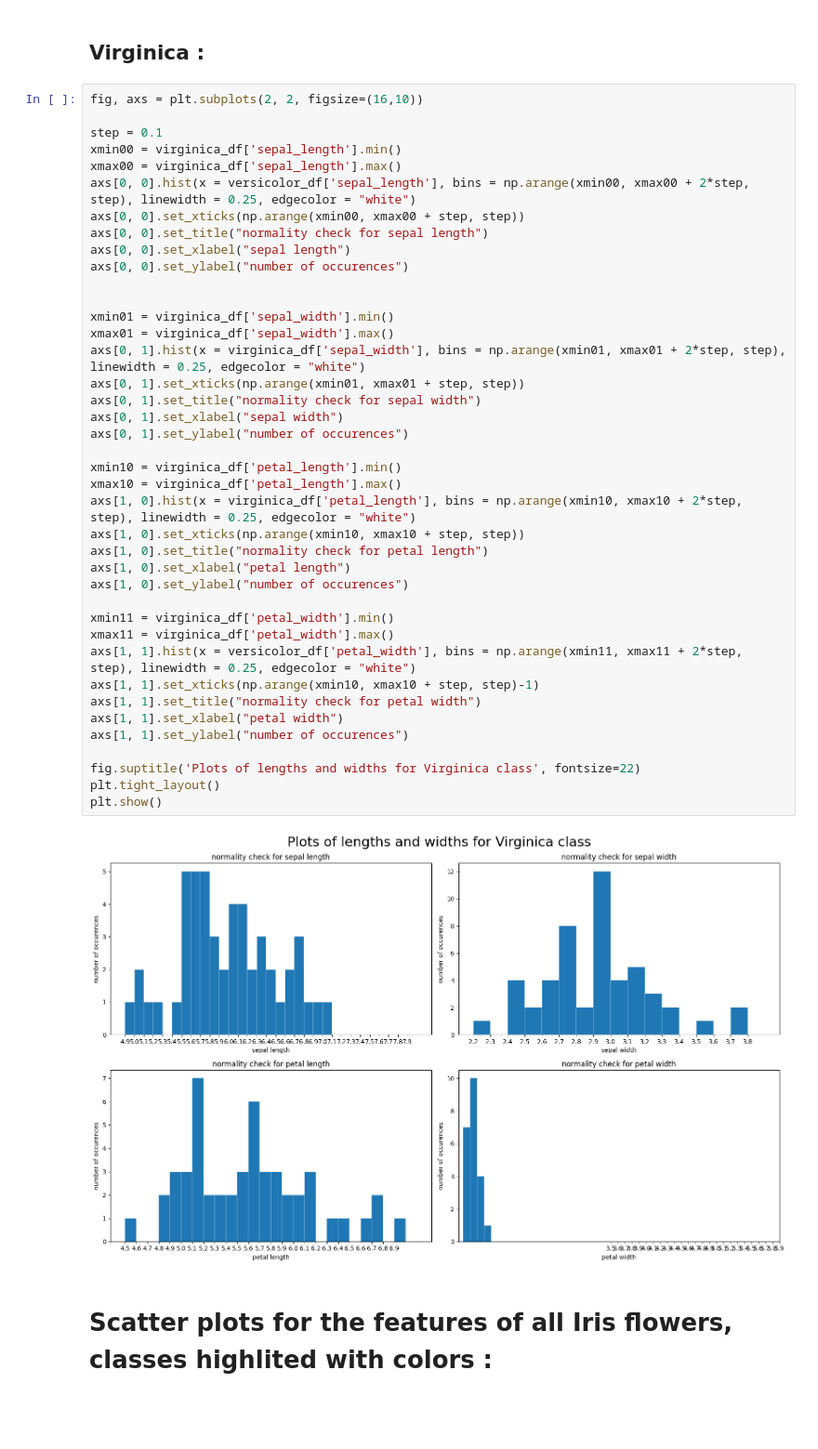
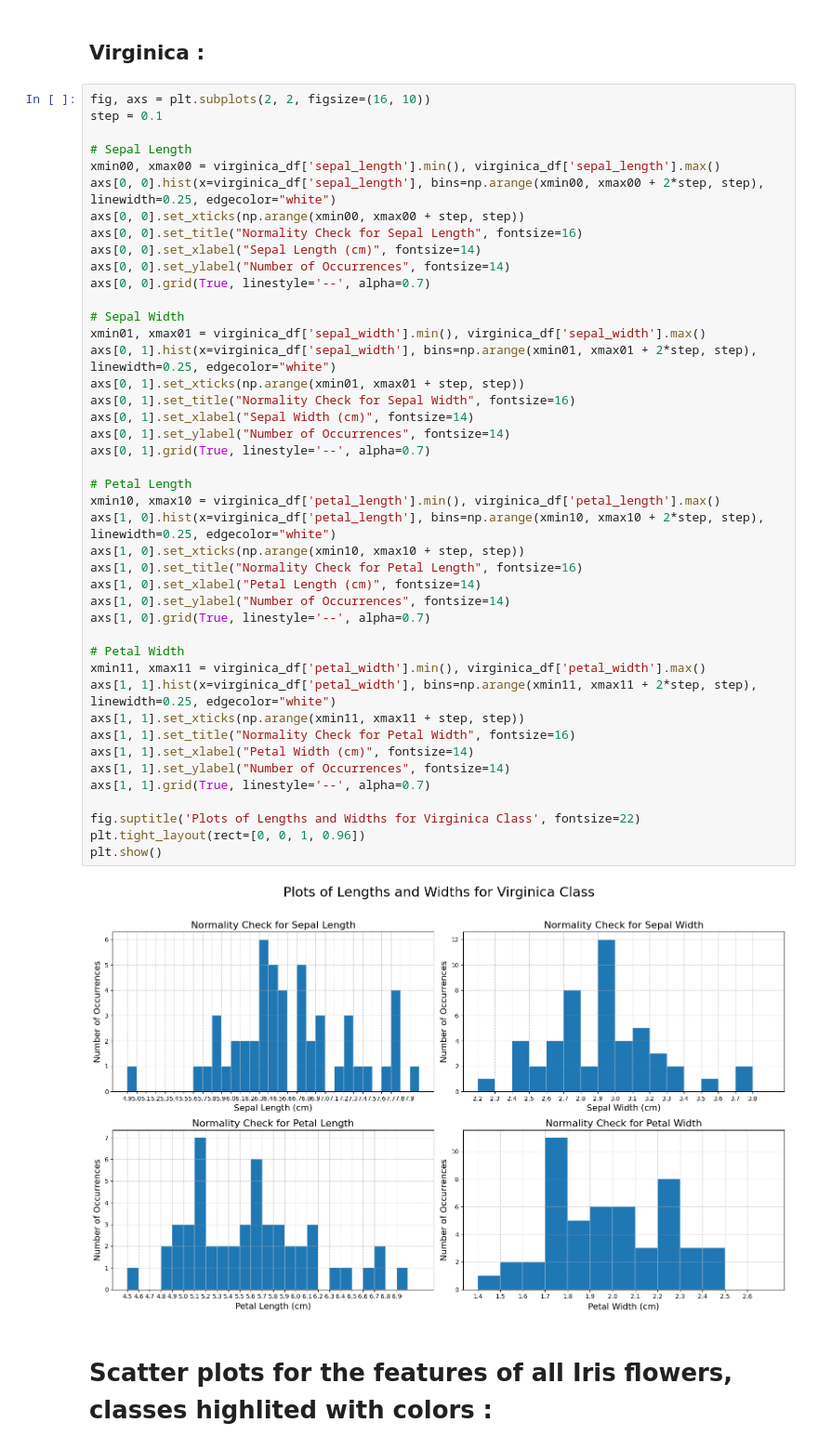
Before and after one commit to MrElyazid/DataViz-Gallery, a Jupyter notebook: iris/iris.ipynb, the cells around one changed output. Shown at 93% size. Cells and saved outputs as stored; diff of their text form; blank space fills up the shorter version.

```diff
--- a/iris/iris.ipynb
+++ b/iris/iris.ipynb
@@ -123,47 +127,50 @@ plt.show()
 # %% [markdown]
 ## Virginica :
 # %%
-fig, axs = plt.subplots(2, 2, figsize=(16,10))
+fig, axs = plt.subplots(2, 2, figsize=(16, 10))
+step = 0.1
 
-step = 0.1
-xmin00 = virginica_df['sepal_length'].min()
-xmax00 = virginica_df['sepal_length'].max()
-axs[0, 0].hist(x = versicolor_df['sepal_length'], bins = np.arange(xmin00, xmax00 + 2*step, step), linewidth = 0.25, edgecolor = "white")
+# Sepal Length
+xmin00, xmax00 = virginica_df['sepal_length'].min(), virginica_df['sepal_length'].max()
+axs[0, 0].hist(x=virginica_df['sepal_length'], bins=np.arange(xmin00, xmax00 + 2*step, step), linewidth=0.25, edgecolor="white")
 axs[0, 0].set_xticks(np.arange(xmin00, xmax00 + step, step))
-axs[0, 0].set_title("normality check for sepal length")
-axs[0, 0].set_xlabel("sepal length")
-axs[0, 0].set_ylabel("number of occurences")
+axs[0, 0].set_title("Normality Check for Sepal Length", fontsize=16)
+axs[0, 0].set_xlabel("Sepal Length (cm)", fontsize=14)
+axs[0, 0].set_ylabel("Number of Occurrences", fontsize=14)
+axs[0, 0].grid(True, linestyle='--', alpha=0.7)
 
+# Sepal Width
+xmin01, xmax01 = virginica_df['sepal_width'].min(), virginica_df['sepal_width'].max()
+axs[0, 1].hist(x=virginica_df['sepal_width'], bins=np.arange(xmin01, xmax01 + 2*step, step), linewidth=0.25, edgecolor="white")
+axs[0, 1].set_xticks(np.arange(xmin01, xmax01 + step, step))
+axs[0, 1].set_title("Normality Check for Sepal Width", fontsize=16)
+axs[0, 1].set_xlabel("Sepal Width (cm)", fontsize=14)
+axs[0, 1].set_ylabel("Number of Occurrences", fontsize=14)
+axs[0, 1].grid(True, linestyle='--', alpha=0.7)
 
-xmin01 = virginica_df['sepal_width'].min()
-xmax01 = virginica_df['sepal_width'].max()
-axs[0, 1].hist(x = virginica_df['sepal_width'], bins = np.arange(xmin01, xmax01 + 2*step, step), linewidth = 0.25, edgecolor = "white")
-axs[0, 1].set_xticks(np.arange(xmin01, xmax01 + step, step))
-axs[0, 1].set_title("normality check for sepal width")
-axs[0, 1].set_xlabel("sepal width")
-axs[0, 1].set_ylabel("number of occurences")
+# Petal Length
+xmin10, xmax10 = virginica_df['petal_length'].min(), virginica_df['petal_length'].max()
+axs[1, 0].hist(x=virginica_df['petal_length'], bins=np.arange(xmin10, xmax10 + 2*step, step), linewidth=0.25, edgecolor="white")
+axs[1, 0].set_xticks(np.arange(xmin10, xmax10 + step, step))
+axs[1, 0].set_title("Normality Check for Petal Length", fontsize=16)
+axs[1, 0].set_xlabel("Petal Length (cm)", fontsize=14)
+axs[1, 0].set_ylabel("Number of Occurrences", fontsize=14)
+axs[1, 0].grid(True, linestyle='--', alpha=0.7)
 
-xmin10 = virginica_df['petal_length'].min()
-xmax10 = virginica_df['petal_length'].max()
-axs[1, 0].hist(x = virginica_df['petal_length'], bins = np.arange(xmin10, xmax10 + 2*step, step), linewidth = 0.25, edgecolor = "white")
-axs[1, 0].set_xticks(np.arange(xmin10, xmax10 + step, step))
-axs[1, 0].set_title("normality check for petal length")
-axs[1, 0].set_xlabel("petal length")
-axs[1, 0].set_ylabel("number of occurences")
+# Petal Width
+xmin11, xmax11 = virginica_df['petal_width'].min(), virginica_df['petal_width'].max()
+axs[1, 1].hist(x=virginica_df['petal_width'], bins=np.arange(xmin11, xmax11 + 2*step, step), linewidth=0.25, edgecolor="white")
+axs[1, 1].set_xticks(np.arange(xmin11, xmax11 + step, step))
+axs[1, 1].set_title("Normality Check for Petal Width", fontsize=16)
+axs[1, 1].set_xlabel("Petal Width (cm)", fontsize=14)
+axs[1, 1].set_ylabel("Number of Occurrences", fontsize=14)
+axs[1, 1].grid(True, linestyle='--', alpha=0.7)
 
-xmin11 = virginica_df['petal_width'].min()
-xmax11 = virginica_df['petal_width'].max()
-axs[1, 1].hist(x = versicolor_df['petal_width'], bins = np.arange(xmin11, xmax11 + 2*step, step), linewidth = 0.25, edgecolor = "white")
-axs[1, 1].set_xticks(np.arange(xmin10, xmax10 + step, step)-1)
-axs[1, 1].set_title("normality check for petal width")
-axs[1, 1].set_xlabel("petal width")
-axs[1, 1].set_ylabel("number of occurences")
-
-fig.suptitle('Plots of lengths and widths for Virginica class', fontsize=22)
-plt.tight_layout()
+fig.suptitle('Plots of Lengths and Widths for Virginica Class', fontsize=22)
+plt.tight_layout(rect=[0, 0, 1, 0.96])
 plt.show()
 # %% [output]
-[figure, old version]
+[figure, new version]
 # %% [markdown]
 # Scatter plots for the features of all Iris flowers, classes highlited with colors :
 # %%
```
Also changed, not shown: parts of 2 cells of this notebook.
